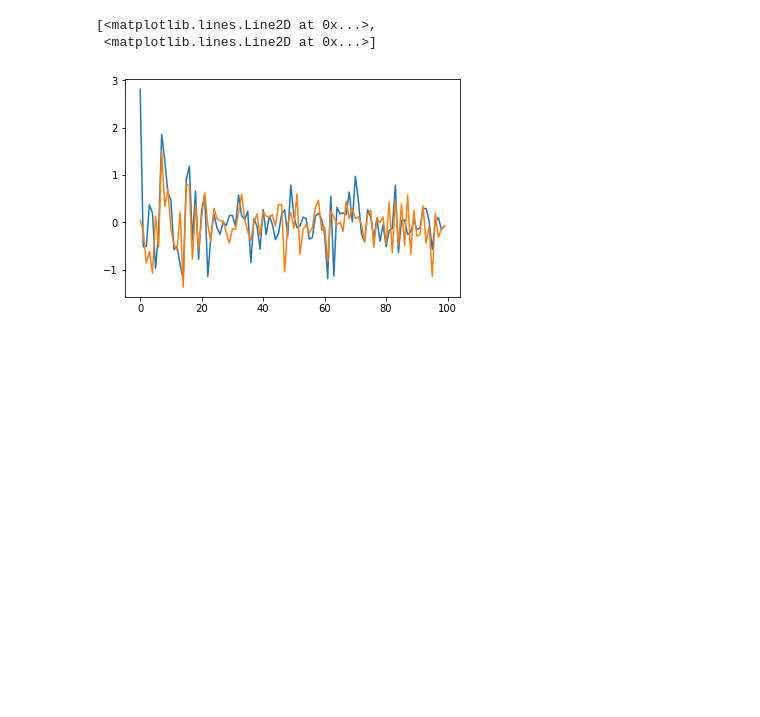
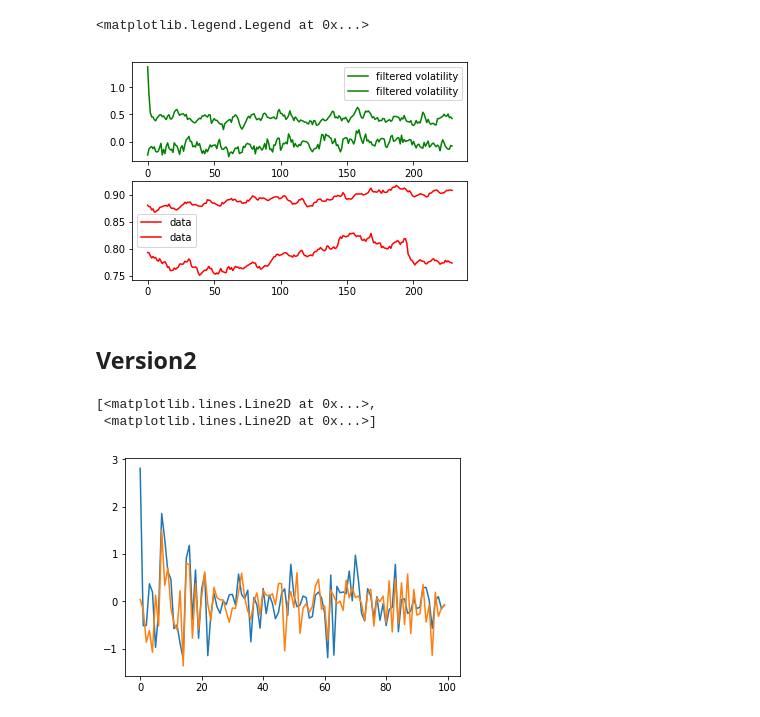
Before and after one commit to nathansiae/stochastic_volatility, a Jupyter notebook: bivariate_sv.ipynb, the cells around one changed output. Cells and saved outputs as stored; diff of their text form; code cells hidden in the pictures; blank space fills up the shorter version.

Commit message:
gcc-mvsv model

```diff
--- a/bivariate_sv.ipynb
+++ b/bivariate_sv.ipynb
@@ -60,3 +107,31 @@ array([[1, 0, 0],
+# %%
+# Posterior mean as parameters estimation
+theta = {}
+burnin = 100  # discard the 100 first iterations
+for param in prior_dict.keys():
+    theta[param] = np.mean(pmmh.chain.theta[param][burnin:])
+# %%
+# define our sv model instance
+gcc_mvsv = GCC_MVStochVol_2d(**theta)
+# %%
+# define feynman-kac model using boostrap filter
+fk_model = ssm.Bootstrap(ssm=gcc_mvsv, data=data_2d)  # we use the Bootstrap filter
+pf = particles.SMC(fk=fk_model, N=200, resampling='stratified', moments=True, store_history=True)  # the algorithm
+pf.run()  # actual computation
+# %%
+# plot
+plt.figure()
+plt.subplot(2, 1, 1)
+plt.plot([m['mean'] for m in pf.summaries.moments], 'g', label='filtered volatility')
+plt.legend()
+plt.subplot(2, 1, 2)
+plt.plot(data_2d, 'r', label='data')
+plt.legend()
+# %% [output]
+<matplotlib.legend.Legend at 0x...>
+[figure, added]
+# %% [markdown]
+## Version2
 # %%
 class Basic_MVStochVol(ssm.StateSpaceModel):
     """
```
Also changed, not shown: parts of 17 cells of this notebook, 1 other file.
